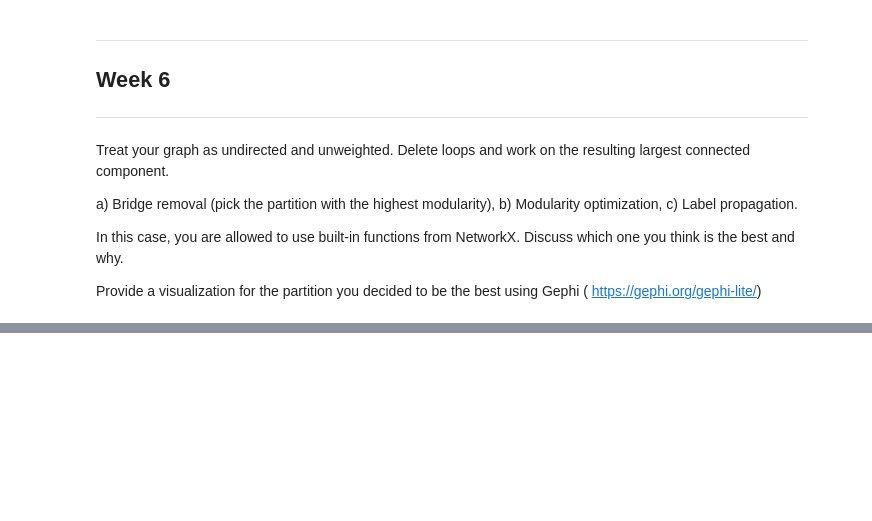
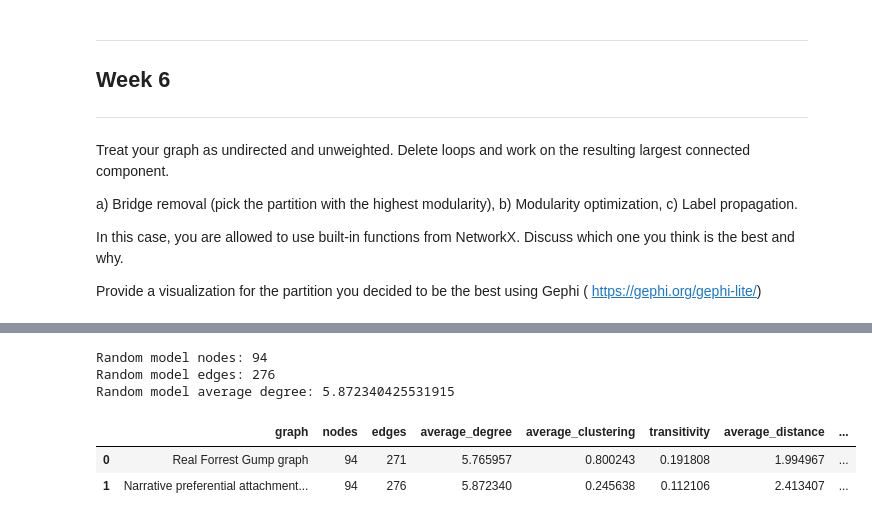
Before and after one commit to bobishgr8/LuissSNA, a Jupyter notebook: proper_intereem_report.ipynb, the cells around one changed output, grey strips where cells are left out. Cells and saved outputs as stored; diff of their text form; code cells hidden in the pictures; blank space fills up the shorter version.

```diff
--- a/proper_intereem_report.ipynb
+++ b/proper_intereem_report.ipynb
@@ -766,0 +1377,48 @@ Provide a visualization for the partition you decided to be the best using Gephi
+# %%
+G_random = narrative_preferential_attachment(
+    n=n_real,
+    target_avg_degree=avg_degree_real,
+    seed=42
+)
+
+print("Random model nodes:", G_random.number_of_nodes())
+print("Random model edges:", G_random.number_of_edges())
+print("Random model average degree:", sum(dict(G_random.degree()).values()) / G_random.number_of_nodes())
+# %% [output]
+Random model nodes: 94
+Random model edges: 276
+Random model average degree: 5.872340425531915
+# %%
+def graph_summary(G, name):
+    if nx.is_connected(G):
+        avg_distance = nx.average_shortest_path_length(G)
+        diameter = nx.diameter(G)
+    else:
+        largest_cc = max(nx.connected_components(G), key=len)
+        G_lcc = G.subgraph(largest_cc).copy()
+        avg_distance = nx.average_shortest_path_length(G_lcc)
+        diameter = nx.diameter(G_lcc)
+
+    return {
+        "graph": name,
+        "nodes": G.number_of_nodes(),
+        "edges": G.number_of_edges(),
+        "average_degree": sum(dict(G.degree()).values()) / G.number_of_nodes(),
+        "average_clustering": nx.average_clustering(G),
+        "transitivity": nx.transitivity(G),
+        "average_distance": avg_distance,
+        "diameter": diameter,
+        "max_degree": max(dict(G.degree()).values())
+    }
+
+
+comparison = pd.DataFrame([
+    graph_summary(G_real, "Real Forrest Gump graph"),
+    graph_summary(G_random, "Narrative preferential attachment model")
+])
+
+comparison
+# %% [output]
+|  | graph | nodes | edges | average_degree | average_clustering | transitivity | average_distance | ... |
+| 0 | Real Forrest Gump graph | 94 | 271 | 5.765957 | 0.800243 | 0.191808 | 1.994967 | ... |
+| 1 | Narrative preferential attachment... | 94 | 276 | 5.872340 | 0.245638 | 0.112106 | 2.413407 | ... |
```
Also changed, not shown: parts of 23 cells of this notebook.
